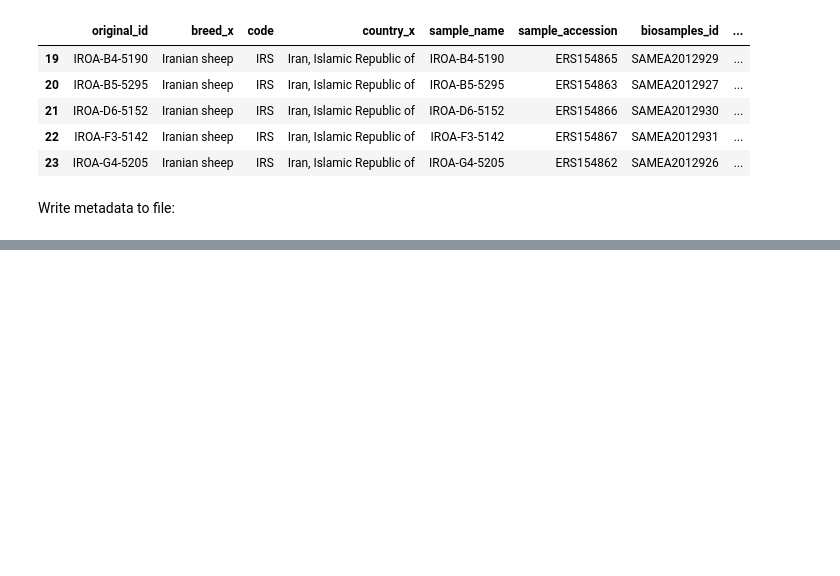
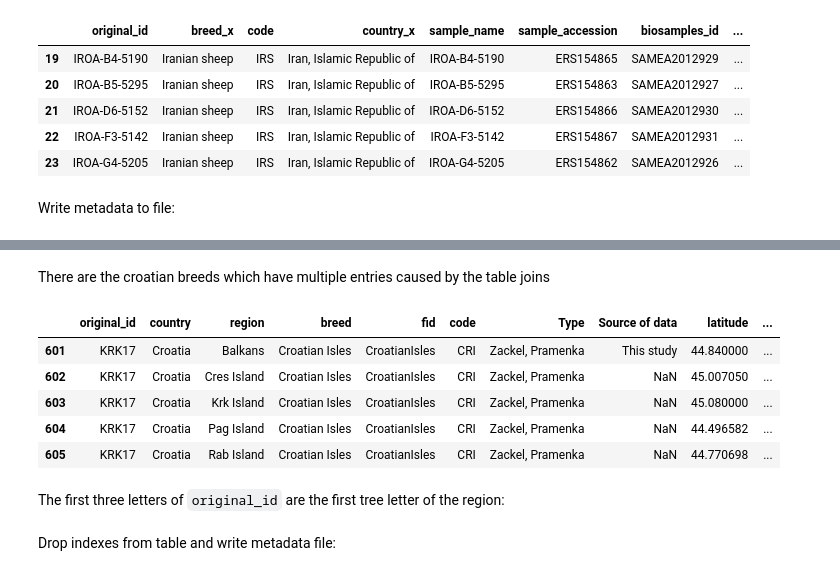
Before and after one commit to cnr-ibba/SMARTER-database, a Jupyter notebook: notebooks/exploratory/0.22.0-bunop-new_sheep_background_data.ipynb, the cells around one changed output, grey strips where cells are left out. Drawn from its saved outputs; the diff is of its cells as text; code cells hidden in the pictures; blank space fills up the shorter version.

```diff
--- a/notebooks/exploratory/0.22.0-bunop-new_sheep_background_data.ipynb
+++ b/notebooks/exploratory/0.22.0-bunop-new_sheep_background_data.ipynb
@@ -413,0 +581,15 @@ sheep_metadata.to_excel("barbato_sheep_metadata.xlsx", index=False)
+# %% [markdown]
+There are the croatian breeds which have multiple entries caused by the table joins
+# %%
+vc = ciani_2020_metadata["original_id"].value_counts()
+croatian_isles = ciani_2020_metadata[ciani_2020_metadata["original_id"].isin(vc[vc > 1].index)].copy()
+croatian_isles.head()
+# %% [output]
+|  | original_id | country | region | breed | fid | code | Type | Source of data | latitude | ... |
+| 601 | KRK17 | Croatia | Balkans | Croatian Isles | CroatianIsles | CRI | Zackel, Pramenka | This study | 44.840000 | ... |
+| 602 | KRK17 | Croatia | Cres Island | Croatian Isles | CroatianIsles | CRI | Zackel, Pramenka | NaN | 45.007050 | ... |
+| 603 | KRK17 | Croatia | Krk Island | Croatian Isles | CroatianIsles | CRI | Zackel, Pramenka | NaN | 45.080000 | ... |
+| 604 | KRK17 | Croatia | Pag Island | Croatian Isles | CroatianIsles | CRI | Zackel, Pramenka | NaN | 44.496582 | ... |
+| 605 | KRK17 | Croatia | Rab Island | Croatian Isles | CroatianIsles | CRI | Zackel, Pramenka | NaN | 44.770698 | ... |
+# %% [markdown]
+The first three letters of `original_id` are the first tree letter of the region:
@@ -413,0 +605,2 @@ sheep_metadata.to_excel("barbato_sheep_metadata.xlsx", index=False)
+# %% [markdown]
+Drop indexes from table and write metadata file:
```
Also changed, not shown: parts of 29 cells of this notebook, 2 other files.
